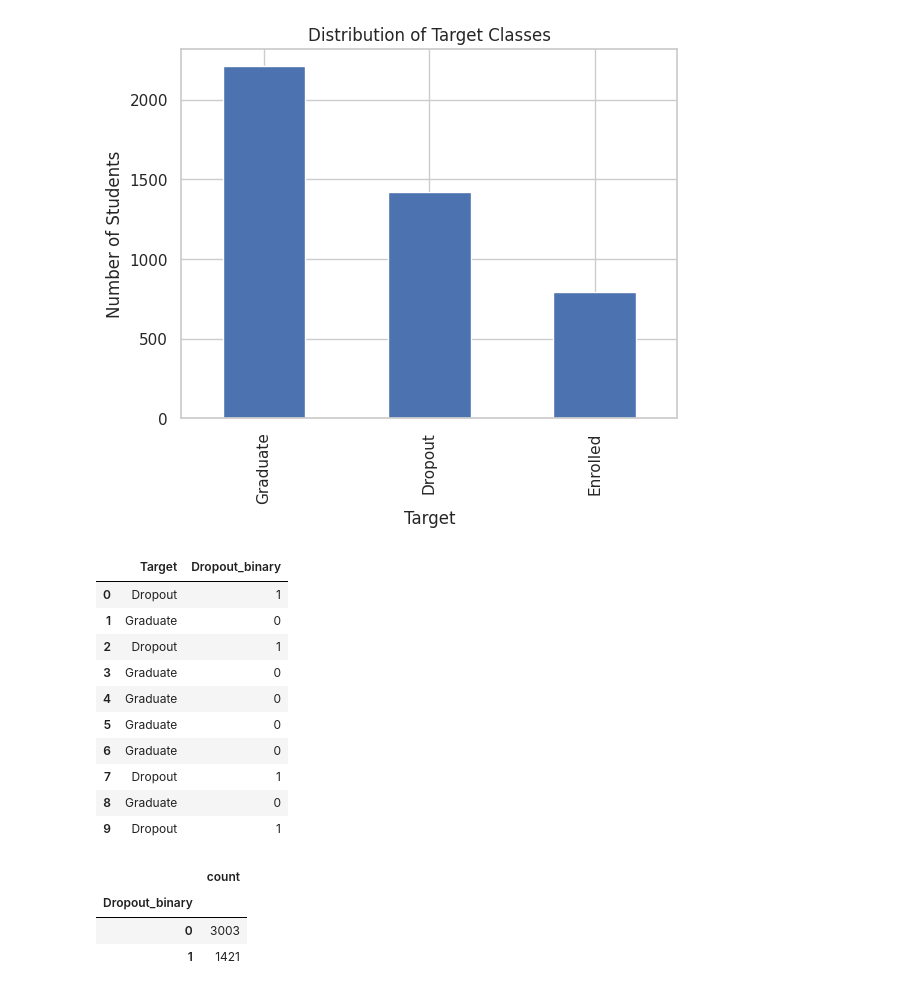
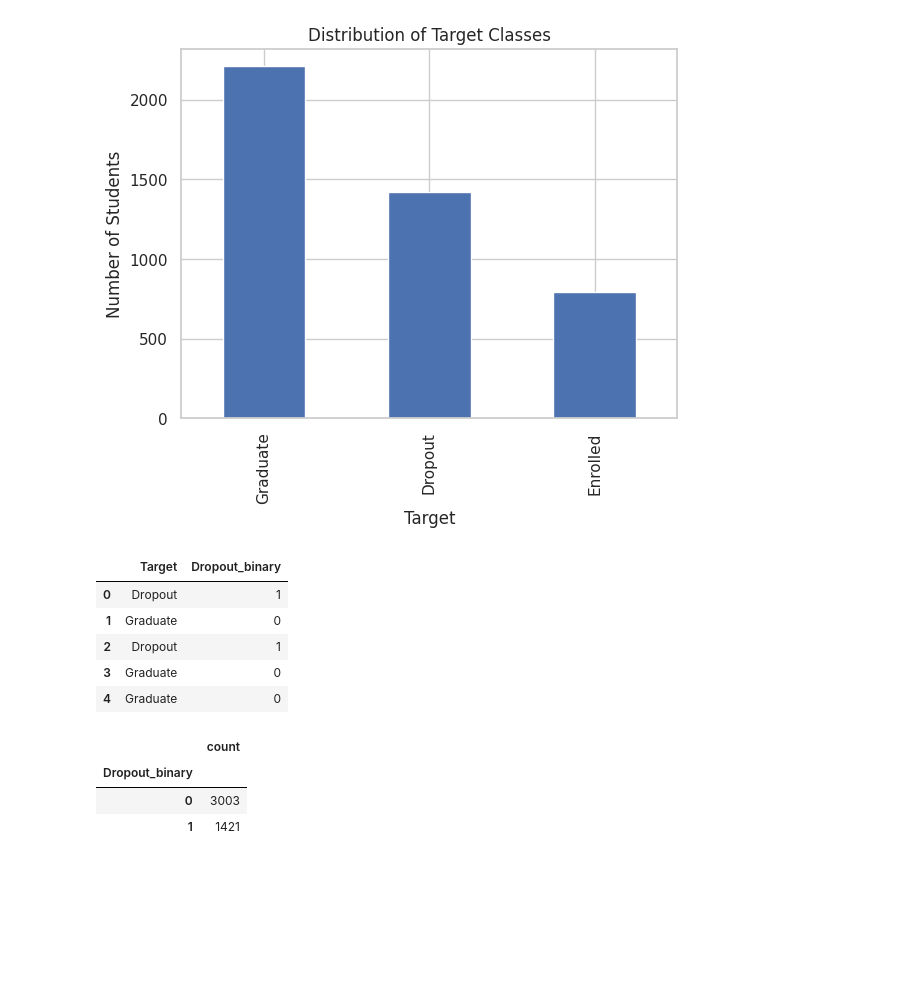
Before and after one commit to PawaniMekhala/AI-Driven-Student-Dropout-Prediction, a Jupyter notebook: 01_data_exploration.ipynb, the cells around one changed output. Drawn from its saved outputs; the diff is of its cells as text; code cells hidden in the pictures; blank space fills up the shorter version.

```diff
--- a/01_data_exploration.ipynb
+++ b/01_data_exploration.ipynb
@@ -147,23 +141,18 @@ plt.show()
 # %% [output]
 [figure]
 # %%
-# Step 8: Convert Target into Binary (Dropout vs Non-Dropout)
-# Step 8.1 – Create binary target
+# Convert Target into Binary (Dropout vs Non-Dropout)
+# 1 – Create binary target
 df['Dropout_binary'] = df['Target'].apply(
     lambda x: 1 if x == 'Dropout' else 0
 )
-# Step 8.2 – Verify conversion
-df[['Target', 'Dropout_binary']].head(10)
+# 2 – Verify conversion
+df[['Target', 'Dropout_binary']].head(5)
 # %% [output]
 |  | Target | Dropout_binary |
 | 0 | Dropout | 1 |
 | 1 | Graduate | 0 |
 | 2 | Dropout | 1 |
 | 3 | Graduate | 0 |
 | 4 | Graduate | 0 |
-| 5 | Graduate | 0 |
-| 6 | Graduate | 0 |
-| 7 | Dropout | 1 |
-| 8 | Graduate | 0 |
-| 9 | Dropout | 1 |
 # %%
```
Also changed, not shown: parts of 8 cells of this notebook.
